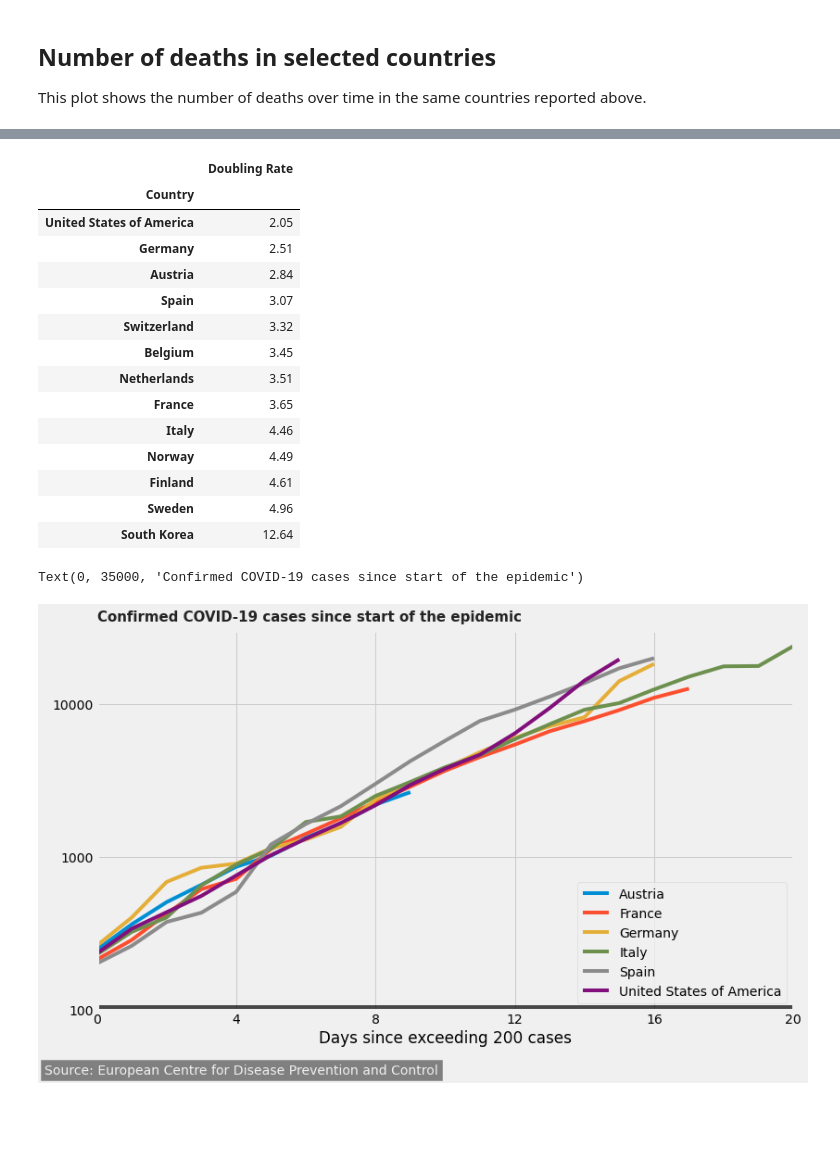
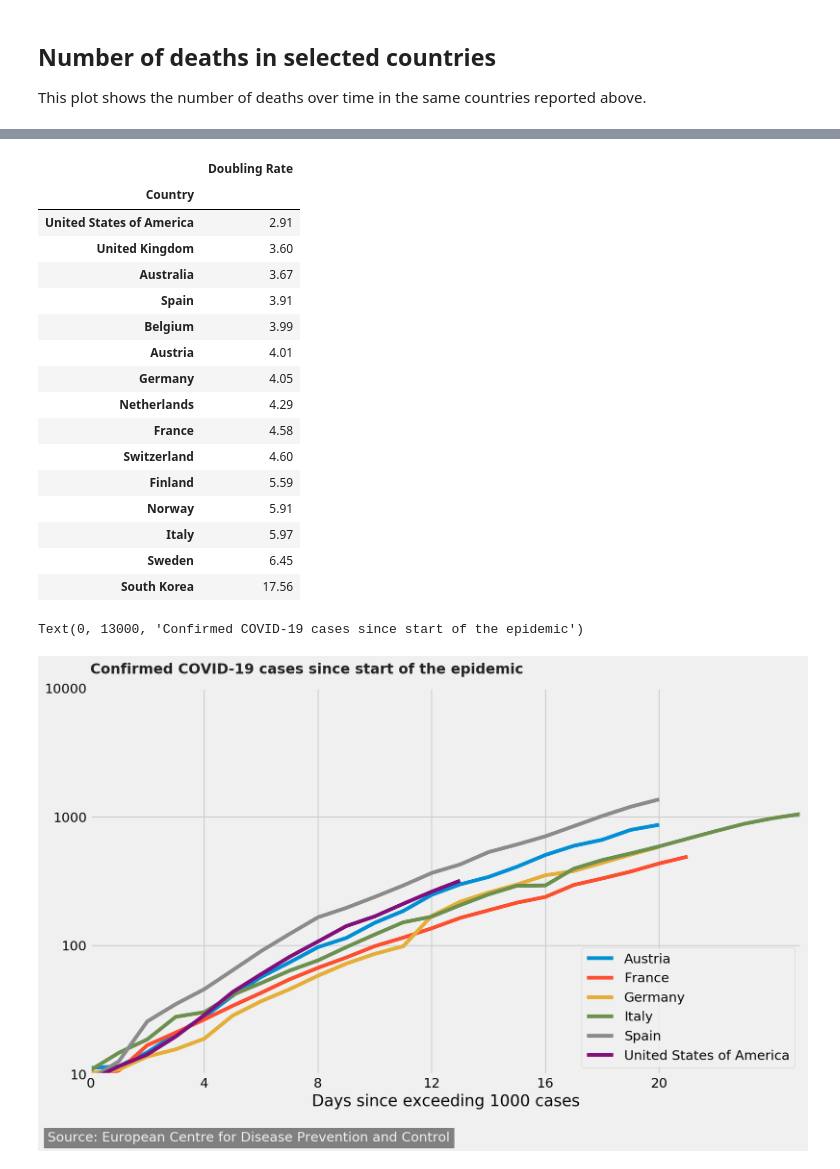
Before and after one commit to magostin/coronavirus, a Jupyter notebook: notebooks/reports/0.1-agostine-eu-time-series.ipynb, the cells around one changed output, grey strips where cells are left out. Saved outputs shown, nothing was run; the diff lists cells and outputs as text; code cells hidden in the pictures; blank space fills up the shorter version.

```diff
--- a/notebooks/reports/0.1-agostine-eu-time-series.ipynb
+++ b/notebooks/reports/0.1-agostine-eu-time-series.ipynb
@@ -5,3 +5,7 @@ from src.data.read_dataset import get_processed_dataset
 from src.visualization import visualize
 # %%
 df = get_processed_dataset('ECDC')
+# %%
+df['casesPerPop'] = df.TotalCases / df.popData2018 * 1e6
+df['deathsPerPop'] = df.TotalDeaths / df.popData2018 * 1e6
+df.tail()
@@ -53,7 +92,7 @@ from IPython.display import HTML
 import numpy as np
 import pandas as pd
 
-countries = countries + ['Netherlands', 'Sweden', 'Norway', 'Finland', 'Belgium']
+countries = countries + ['Netherlands', 'Sweden', 'Norway', 'Finland', 'Belgium', 'United Kingdom', 'Australia']
 
 fits = []
 for country in countries:
@@ -72,46 +111,48 @@ HTML(cdf.to_html(float_format=lambda x: '%10.2f' % x))
 # %% [output]
 |  | Doubling Rate |
 | Country |  |
-| United States of America | 2.05 |
-| Germany | 2.51 |
-| Austria | 2.84 |
-| Spain | 3.07 |
-| Switzerland | 3.32 |
-| Belgium | 3.45 |
-| Netherlands | 3.51 |
-| France | 3.65 |
-| Italy | 4.46 |
-| Norway | 4.49 |
-| Finland | 4.61 |
-| Sweden | 4.96 |
-| South Korea | 12.64 |
+| United States of America | 2.91 |
+| United Kingdom | 3.60 |
+| Australia | 3.67 |
+| Spain | 3.91 |
+| Belgium | 3.99 |
+| Austria | 4.01 |
+| Germany | 4.05 |
+| Netherlands | 4.29 |
+| France | 4.58 |
+| Switzerland | 4.60 |
+| Finland | 5.59 |
+| Norway | 5.91 |
+| Italy | 5.97 |
+| Sweden | 6.45 |
+| South Korea | 17.56 |
 # %%
 import matplotlib.pyplot as plt
 from matplotlib.ticker import ScalarFormatter
 plt.style.use('fivethirtyeight')
 
 fig, ax = plt.subplots(figsize=(12,7))
 countries = ['Italy', 'France', 'Spain', 'Germany', 'United States of America', 'Austria']
 
-for g, n in df[df.TotalCases > 199].iloc[::-1].groupby('Country')['TotalCases']:
+for g, n in df[df.casesPerPop > 9].iloc[::-1].groupby('Country')['casesPerPop']:
     if g in countries:
         xrange = range(len(n))
         ax.semilogy(xrange, n, label=g)
 
-ymin = 100
+ymin = 0
 ax.legend(loc='lower right')
 ax.tick_params(axis = 'both', which = 'major', labelsize = 14)
-ax.set_xlabel('Days since exceeding 200 cases')
+ax.set_xlabel('Days since exceeding 1000 cases')
 ax.set_xticks(range(0, 21, 4))
-ax.set_xlim([0, 20])
-ax.set_ylim([ymin, 30000])
+ax.set_xlim([0, 25])
+ax.set_ylim([10, 10000])
 ax.yaxis.set_major_formatter(ScalarFormatter())
 ax.axhline(y = ymin, color = 'black', linewidth = 10, alpha = .7)
-ax.text(x = -1.5, y = 38,
+ax.text(x = -1.5, y = 3,
     s = 'Source: European Centre for Disease Prevention and Control', fontsize = 14, color = '#f0f0f0', backgroundcolor = 'grey')
-ax.text(x = 0, y = 35000,
+ax.text(x = 0, y = 13000,
                s = 'Confirmed COVID-19 cases since start of the epidemic',
               fontsize = 15, alpha = .85, weight = 'bold')
 # %% [output]
-Text(0, 35000, 'Confirmed COVID-19 cases since start of the epidemic')
+Text(0, 13000, 'Confirmed COVID-19 cases since start of the epidemic')
-[figure, old version]
+[figure, new version]
```
Also changed, not shown: parts of 5 cells of this notebook, 4 other files.
